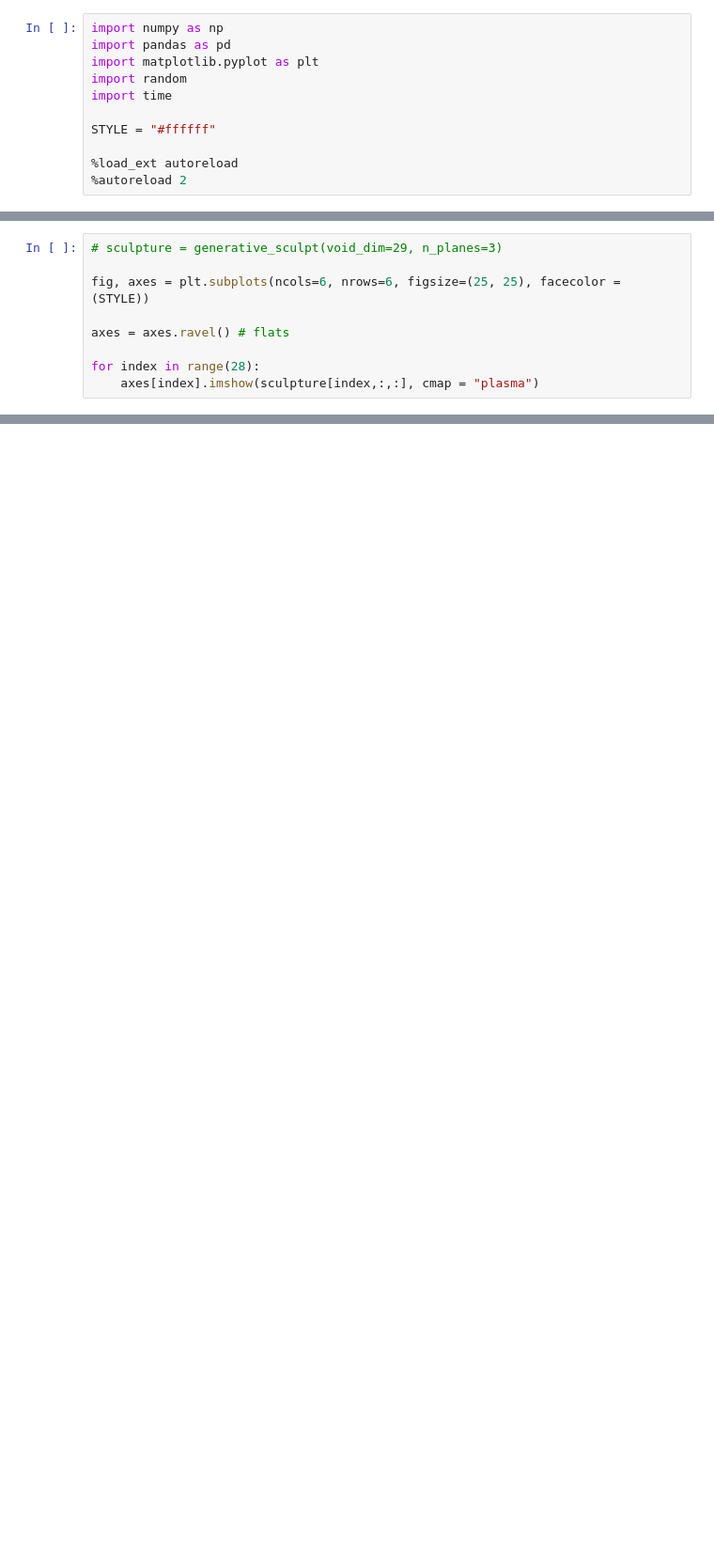
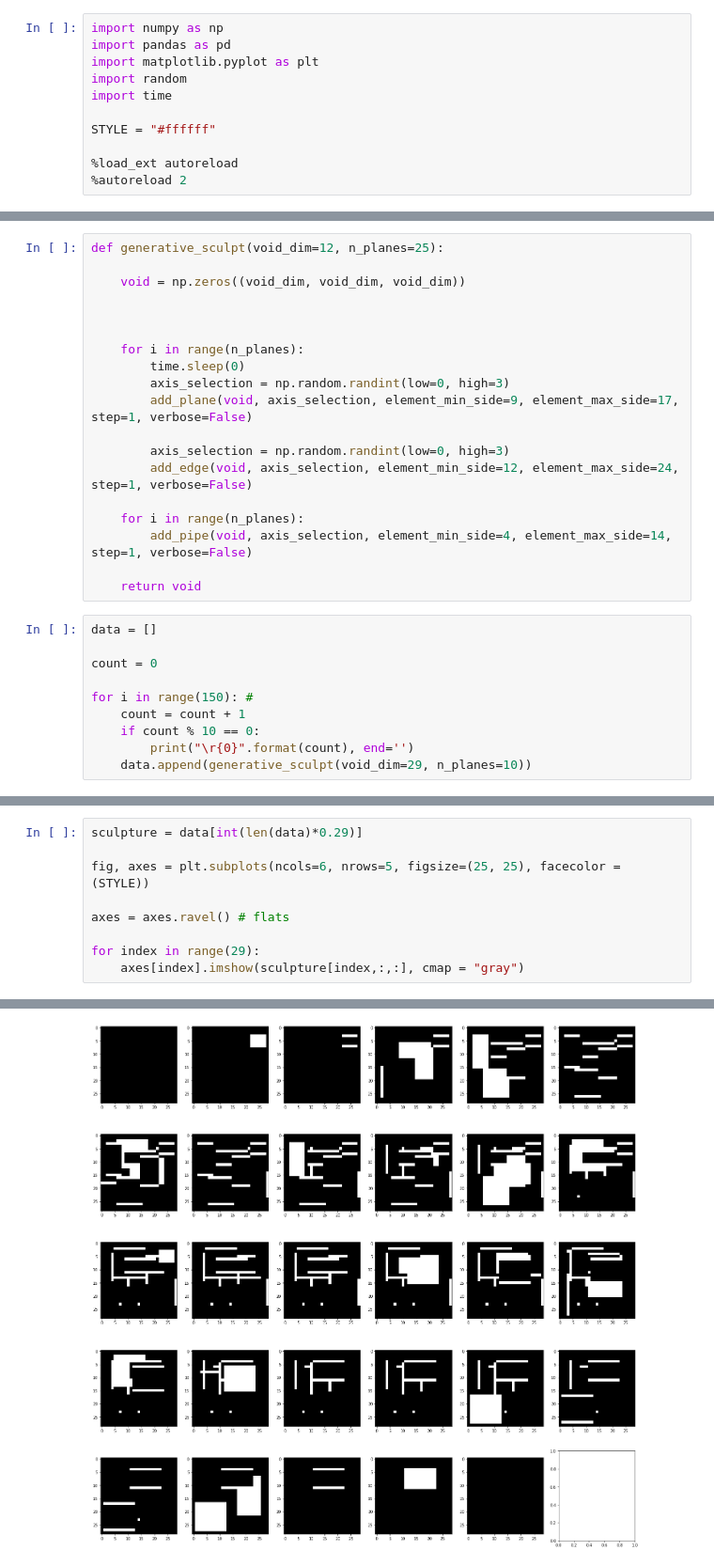
Before and after one commit to juan-garassino/imageWaves, a Jupyter notebook: generate-elements.ipynb, the cells around one changed output, grey strips where cells are left out. Shown at 94% size. Drawn from its saved outputs; the diff is of its cells as text; blank space fills up the shorter version.

Commit message:
volumen and pipe added, fix pipe direction. add cantilever

```diff
--- a/generate-elements.ipynb
+++ b/generate-elements.ipynb
@@ -146,0 +234,29 @@ def generative_sculpt(void_dim=12, n_planes=25):
+# %%
+def generative_sculpt(void_dim=12, n_planes=25):
+
+    void = np.zeros((void_dim, void_dim, void_dim))
+
+
+
+    for i in range(n_planes):
+        time.sleep(0)
+        axis_selection = np.random.randint(low=0, high=3)
+        add_plane(void, axis_selection, element_min_side=9, element_max_side=17, step=1, verbose=False)
+
+        axis_selection = np.random.randint(low=0, high=3)
+        add_edge(void, axis_selection, element_min_side=12, element_max_side=24, step=1, verbose=False)
+
+    for i in range(n_planes):
+        add_pipe(void, axis_selection, element_min_side=4, element_max_side=14, step=1, verbose=False)
+
+    return void
+# %%
+data = []
+
+count = 0
+
+for i in range(150): #
+    count = count + 1
+    if count % 10 == 0:
+        print("\r{0}".format(count), end='')
+    data.append(generative_sculpt(void_dim=29, n_planes=10))
@@ -147,10 +265,10 @@ def generative_sculpt(void_dim=12, n_planes=25):
 # %%
-# sculpture = generative_sculpt(void_dim=29, n_planes=3)
+sculpture = data[int(len(data)*0.29)]
 
-fig, axes = plt.subplots(ncols=6, nrows=6, figsize=(25, 25), facecolor = (STYLE))
+fig, axes = plt.subplots(ncols=6, nrows=5, figsize=(25, 25), facecolor = (STYLE))
 
 axes = axes.ravel() # flats
 
-for index in range(28):
-    axes[index].imshow(sculpture[index,:,:], cmap = "plasma")
+for index in range(29):
+    axes[index].imshow(sculpture[index,:,:], cmap = "gray")
 # %% [output]
@@ -157,0 +275 @@ NameError: name 'void' is not defined
+[figure, added]
```
Also changed, not shown: parts of 11 cells of this notebook.
